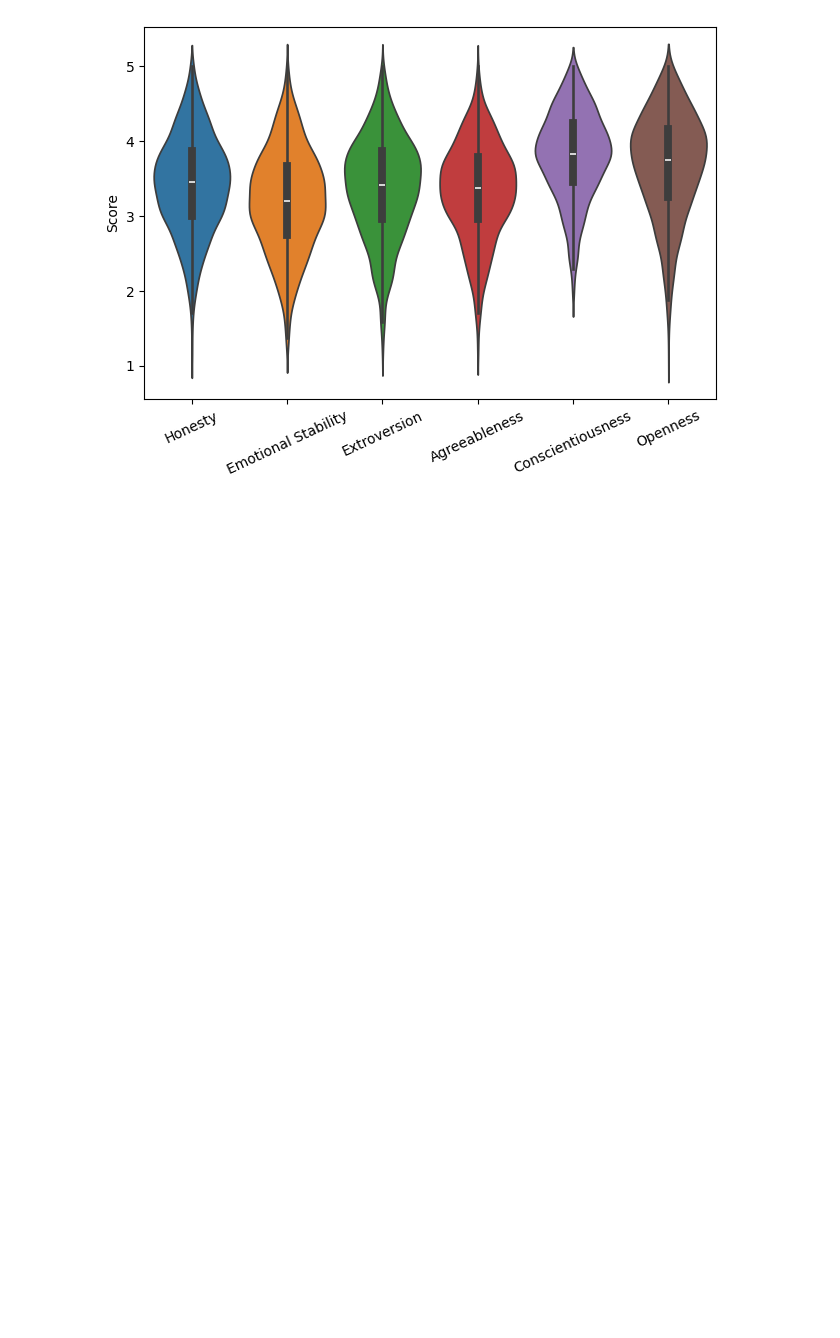
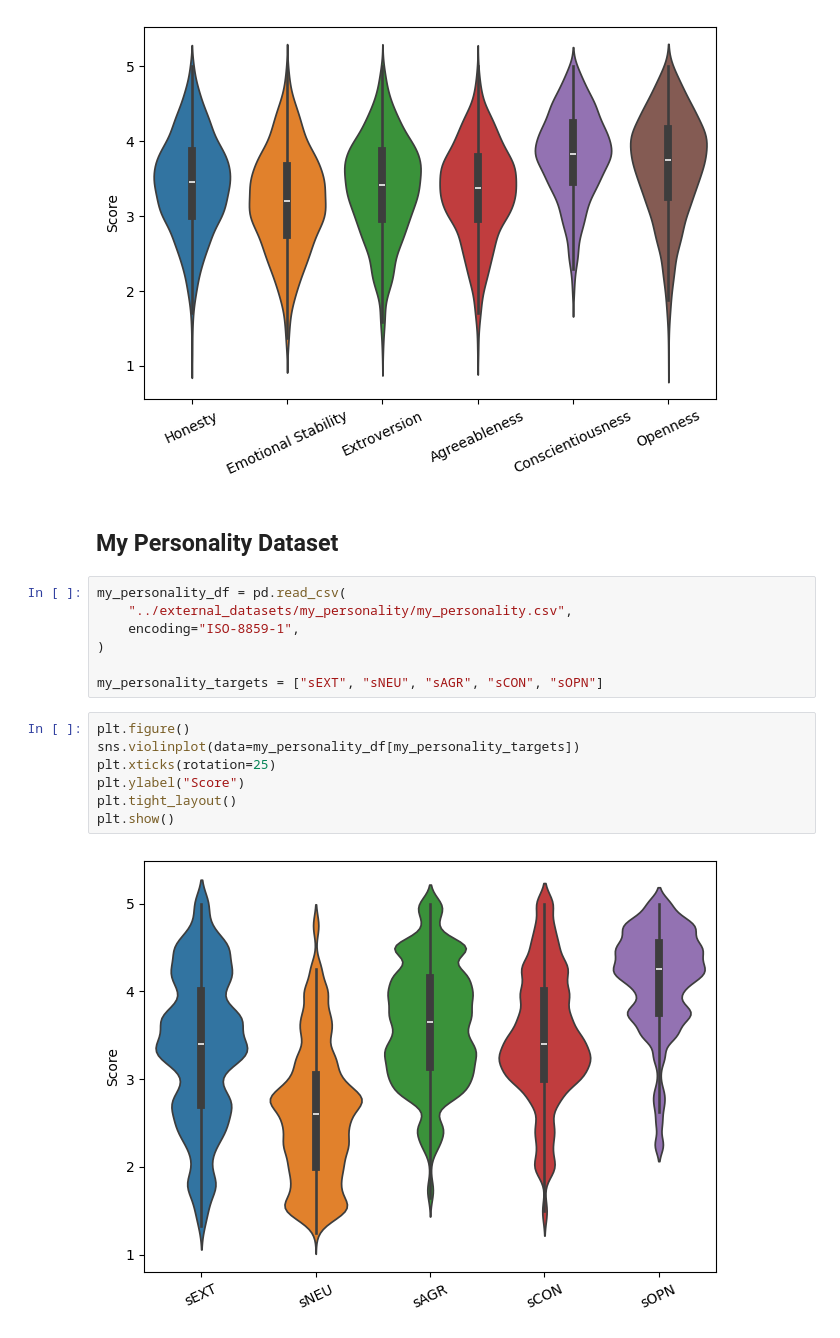
Before and after one commit to CS-433/ml-project-2-teamsas, a Jupyter notebook: notebooks/eda.ipynb, the cells around one changed output. Cells and saved outputs as stored; diff of their text form; blank space fills up the shorter version.

```diff
--- a/notebooks/eda.ipynb
+++ b/notebooks/eda.ipynb
@@ -72,3 +63,21 @@ plt.savefig("eda_results/targets_violin.pdf", format="pdf")
 plt.show()
 # %% [output]
 [figure]
+# %% [markdown]
+## My Personality Dataset
+# %%
+my_personality_df = pd.read_csv(
+    "../external_datasets/my_personality/my_personality.csv",
+    encoding="ISO-8859-1",
+)
+
+my_personality_targets = ["sEXT", "sNEU", "sAGR", "sCON", "sOPN"]
+# %%
+plt.figure()
+sns.violinplot(data=my_personality_df[my_personality_targets])
+plt.xticks(rotation=25)
+plt.ylabel("Score")
+plt.tight_layout()
+plt.show()
+# %% [output]
+[figure, added]
```
Also changed, not shown: parts of 2 cells of this notebook, 3 other files.
